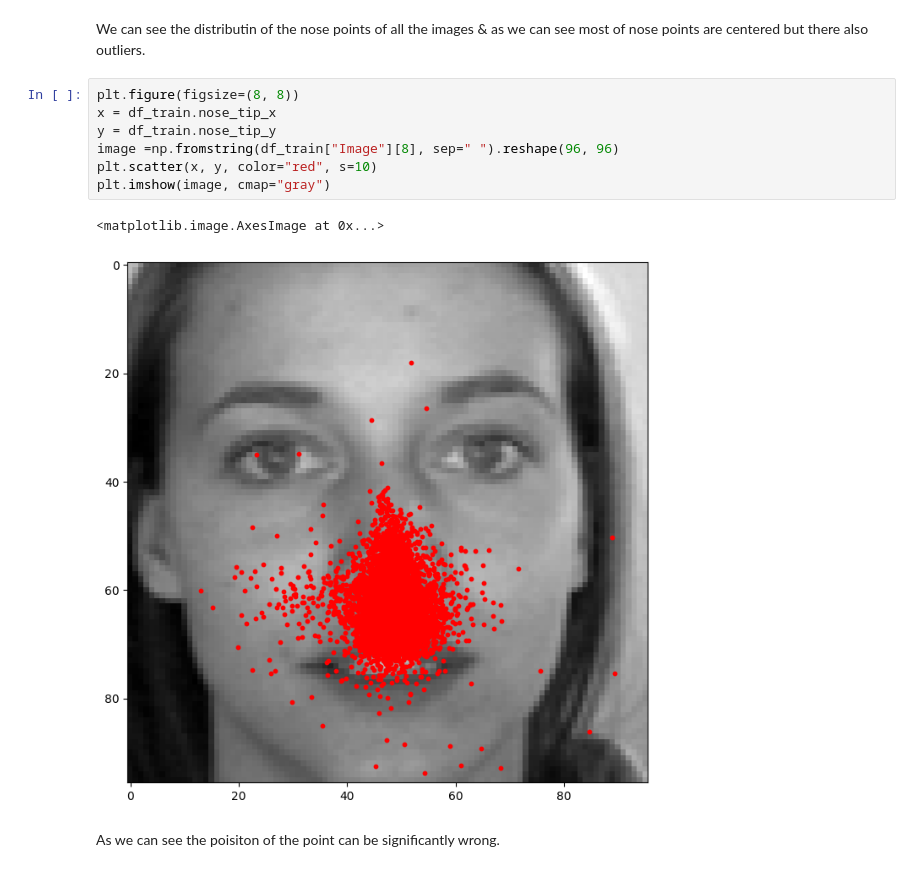
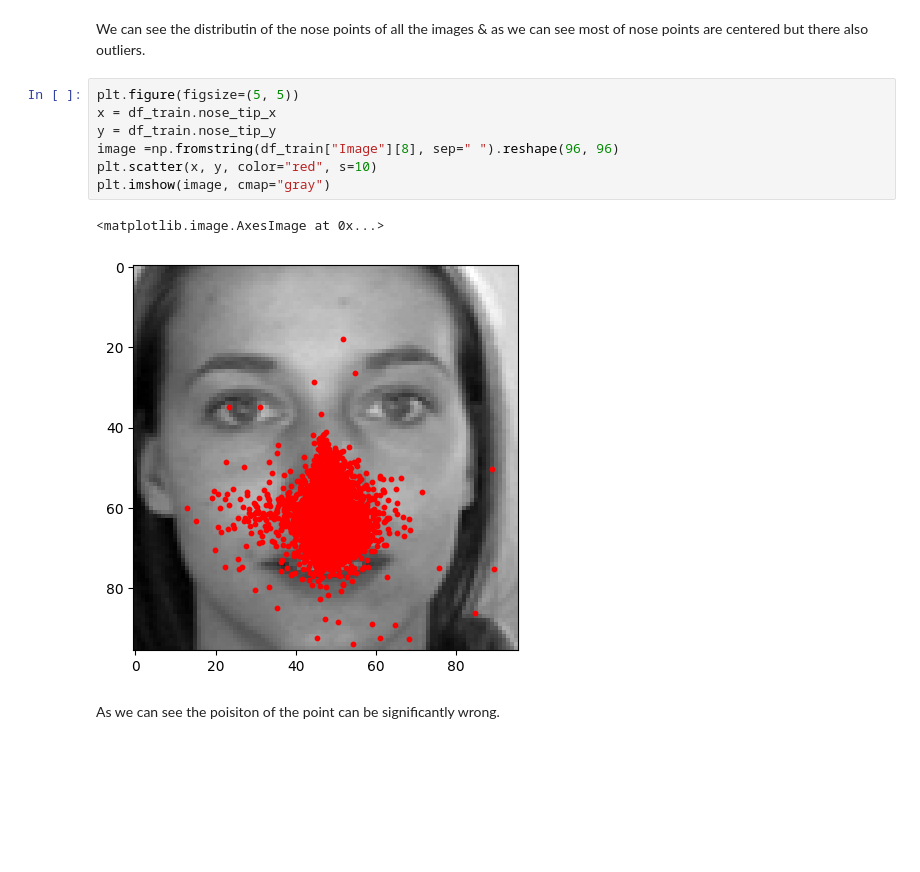
Before and after one commit to NimaNIKOOKAR/Facial-Keypoints-Detection, a Jupyter notebook: facial-detection.ipynb, the cells around one changed output. Saved outputs shown, nothing was run; the diff lists cells and outputs as text; blank space fills up the shorter version.

```diff
--- a/facial-detection.ipynb
+++ b/facial-detection.ipynb
@@ -154,15 +107,15 @@ show_face_with_keypoints(df_train, 8)
 # %% [markdown]
 We can see the distributin of the nose points of all the images & as we can see most of nose points are centered but there also outliers.
 # %%
-plt.figure(figsize=(8, 8))
+plt.figure(figsize=(5, 5))
 x = df_train.nose_tip_x
 y = df_train.nose_tip_y
 image =np.fromstring(df_train["Image"][8], sep=" ").reshape(96, 96)
 plt.scatter(x, y, color="red", s=10)
 plt.imshow(image, cmap="gray")
 # %% [output]
 <matplotlib.image.AxesImage at 0x...>
-[figure, old version]
+[figure, new version]
 # %% [markdown]
 As we can see the poisiton of the point can be significantly wrong.
 # %%
```
Also changed, not shown: parts of 42 cells of this notebook, 4 other files.
